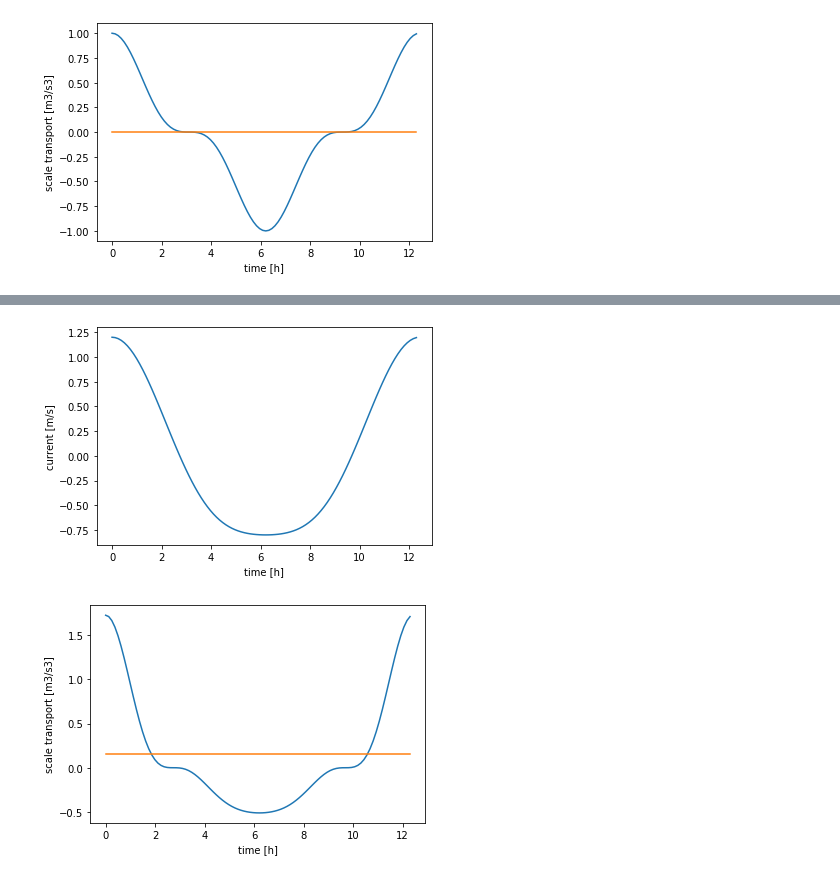
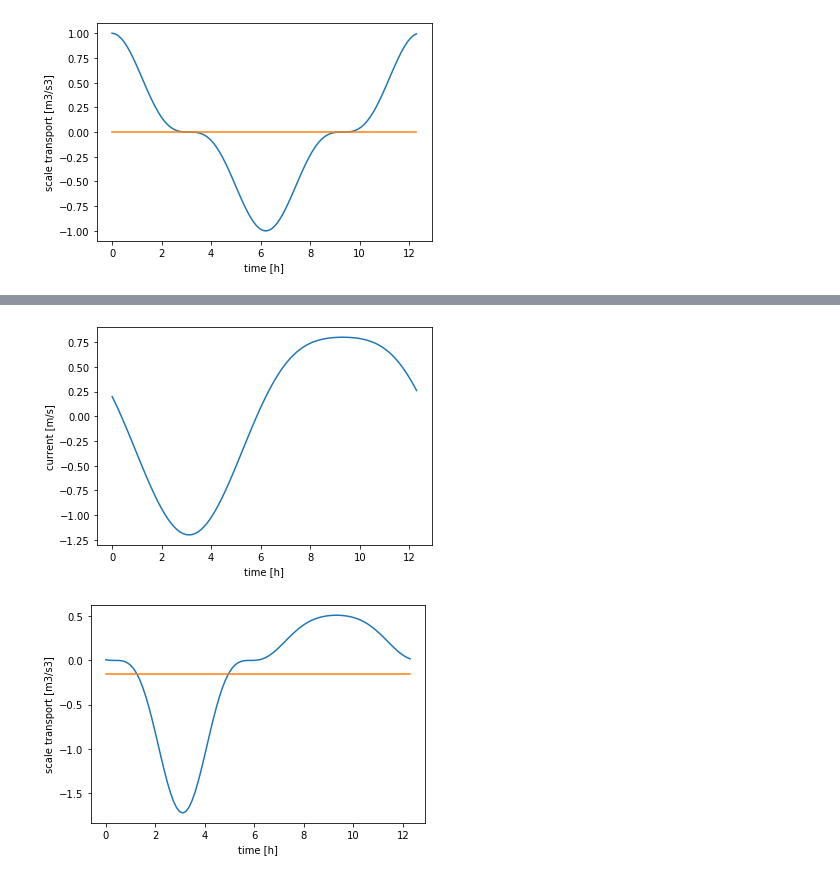
Before and after one commit to robot144/coastal_physics, a Jupyter notebook: tides_and_sediment.ipynb, the cells around one changed output, grey strips where cells are left out. Cells and saved outputs as stored; diff of their text form; code cells hidden in the pictures.

```diff
--- a/tides_and_sediment.ipynb
+++ b/tides_and_sediment.ipynb
@@ -36,7 +36,7 @@ The second integral exactly cancels the first one.
 from math import *
 import numpy as np
 import matplotlib.pyplot as plt
-degrees_to_radians=2*pi/180.0
+degrees_to_radians=pi/180.0
 # %%
 # mean transport for M2 only
 
@@ -96,38 +116,39 @@ $ = (\alpha \omega A^3)/T \int_0^{2\pi} {\left[ \left( cos(s) + r cos(2 s + \phi
 # %%
 # mean transport for M2 and M4
 
 T=12+25.2/60.0 #M2 period in hours
 omega_M2= 2*pi/T
 A_M2=1.0
-phi_M2=0.0
+phi_M2=0.0*degrees_to_radians
 omega_M4= 2*omega_M2
 A_M4=0.2
-phi_M4=0.0*degrees_to_radians
-# plese try:
+phi_M4=360.0*degrees_to_radians
+# please try:
 #   0.0 - peaks stronger than troughs --> positiive transport
-#  45.0 - sawtooth with long decline --> no netto transport
-#  90.0 - stronger troughs tan peaks --> negative transport
-# 135.0 - sawtooth with long rise --> no netto transport
-# 180.0 - same as 0.0
+#  90.0 - sawtooth with long decline --> no netto transport
+# 180.0 - stronger troughs tan peaks --> negative transport
+# 270.0 - sawtooth with long rise --> no netto transport
+# 360.0 - same as 0.
+# CONCLUSION: ~cos(phi_M4-2 phi_M2)
 
 n=2 # power for concentration, n+1 for q
 
 t=np.arange(0.0,T,T/100)
 nt=len(t)
 u=A_M2*np.cos(omega_M2*t+phi_M2)+A_M4*np.cos(omega_M4*t+phi_M4)
 q=np.abs(u)**n * u
 q_mean=np.mean(q)*np.ones(nt)
 
 plt.plot(t,u)
 plt.xlabel("time [h]")
 plt.ylabel("current [m/s]")
 plt.show()
 
 plt.plot(t,q)
 plt.plot(t,q_mean)
 plt.xlabel("time [h]")
 plt.ylabel("scale transport [m3/s3]")
 plt.show()
 # %% [output]
-[figure, old version]
+[figure, new version]
-[figure, old version]
+[figure, new version]
```
Also changed, not shown: parts of 4 cells of this notebook.
